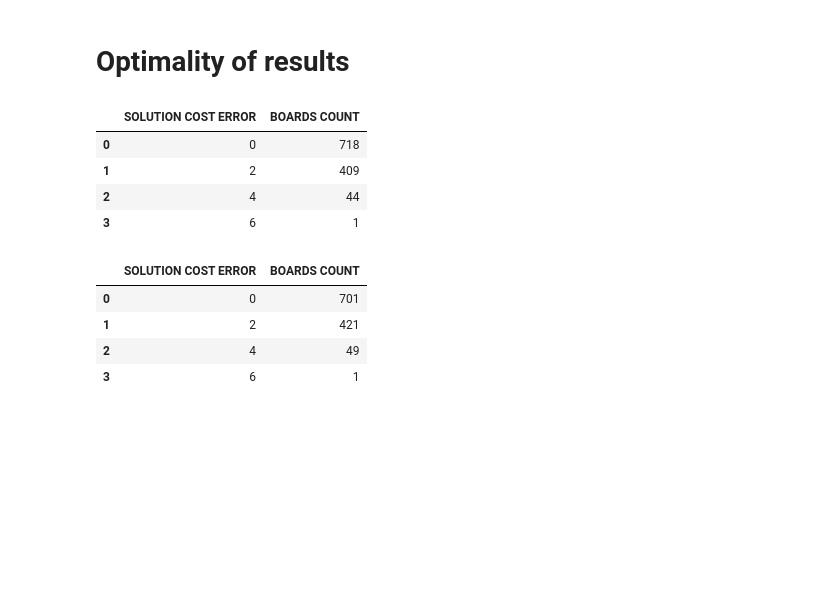
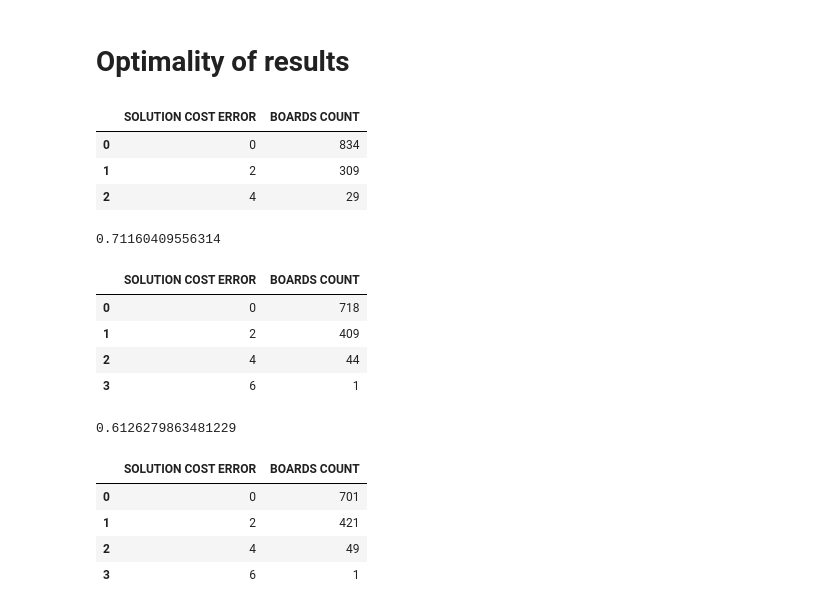
Before and after one commit to vcahlik/fifteen-puzzle, a Jupyter notebook: prototype/notebooks/ANNHeuristicBenchmarks/v3/AllHeuristicsBenchmarkFinal.ipynb, the cells around one changed output. Cells and saved outputs as stored; diff of their text form; code cells hidden in the pictures; blank space fills up the shorter version.

```diff
--- a/prototype/notebooks/ANNHeuristicBenchmarks/v3/AllHeuristicsBenchmarkWithAMSE08.ipynb
+++ b/prototype/notebooks/ANNHeuristicBenchmarks/v3/AllHeuristicsBenchmarkFinal.ipynb
@@ -269,6 +269,20 @@ ann08_results_complete.describe()
 | max | 1172.000000 | 374.710430 | 72.000000 | 63697.000000 | 62.895088 | 70.000000 | ... |
 # %% [markdown]
 # Optimality of results
+# %%
+solution_length_errors_distribution = pd.DataFrame(pdb115_results_complete['SOLUTION_COST_ERROR'].value_counts()).reset_index()
+solution_length_errors_distribution.columns = ['SOLUTION COST ERROR', 'BOARDS COUNT']
+
+solution_length_errors_distribution
+# %% [output]
+|  | SOLUTION COST ERROR | BOARDS COUNT |
+| 0 | 0 | 834 |
+| 1 | 2 | 309 |
+| 2 | 4 | 29 |
+# %%
+834 / (834 + 309 + 29)
+# %% [output]
+0.71160409556314
 # %%
 solution_length_errors_distribution = pd.DataFrame(ann_results_complete['SOLUTION_COST_ERROR'].value_counts()).reset_index()
 solution_length_errors_distribution.columns = ['SOLUTION COST ERROR', 'BOARDS COUNT']
@@ -280,6 +294,10 @@ solution_length_errors_distribution
 | 1 | 2 | 409 |
 | 2 | 4 | 44 |
 | 3 | 6 | 1 |
+# %%
+718 / (718 + 409 + 44 + 1)
+# %% [output]
+0.6126279863481229
 # %%
 solution_length_errors_distribution = pd.DataFrame(ann1l_results_complete['SOLUTION_COST_ERROR'].value_counts()).reset_index()
 solution_length_errors_distribution.columns = ['SOLUTION COST ERROR', 'BOARDS COUNT']
```
Also changed, not shown: parts of 2 cells of this notebook.
